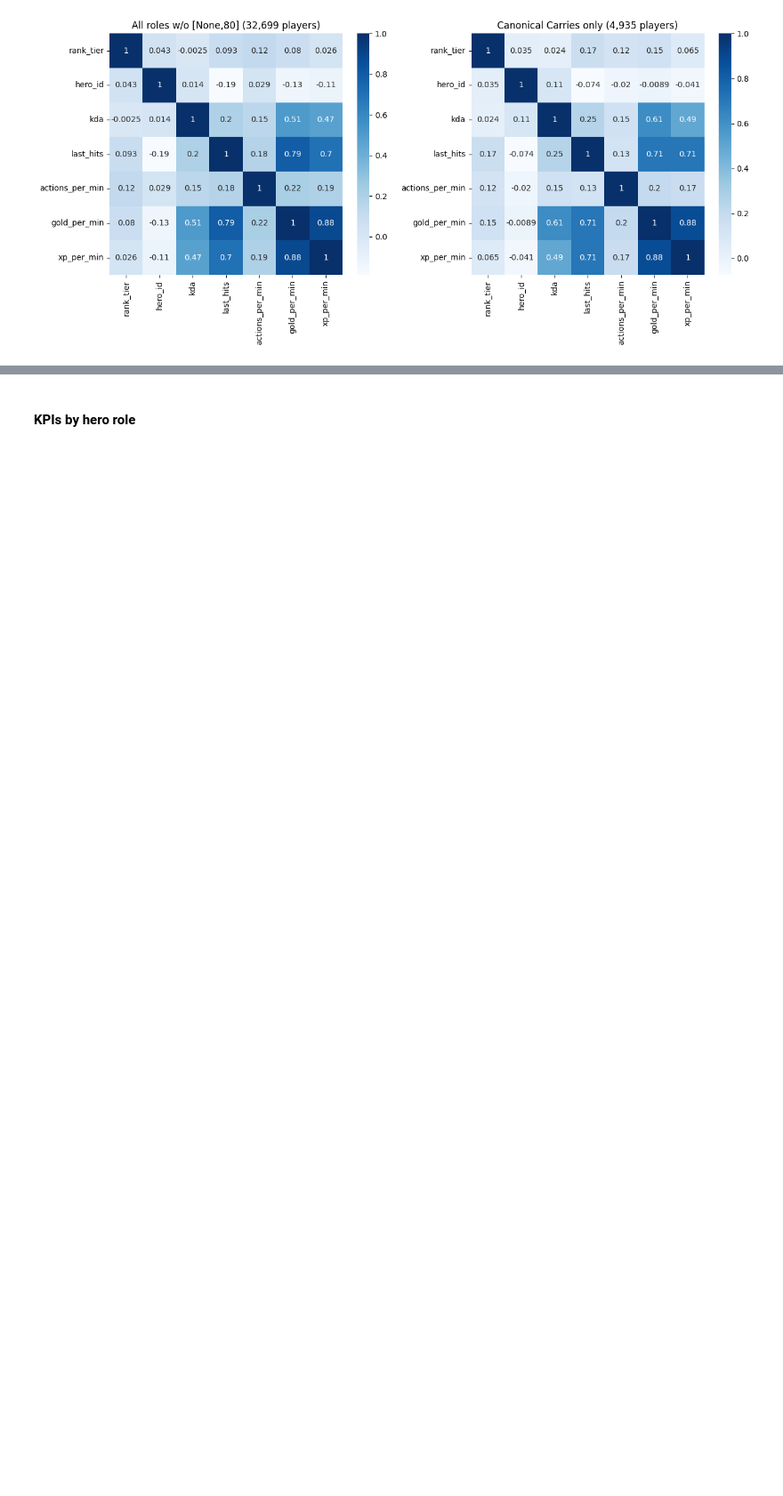
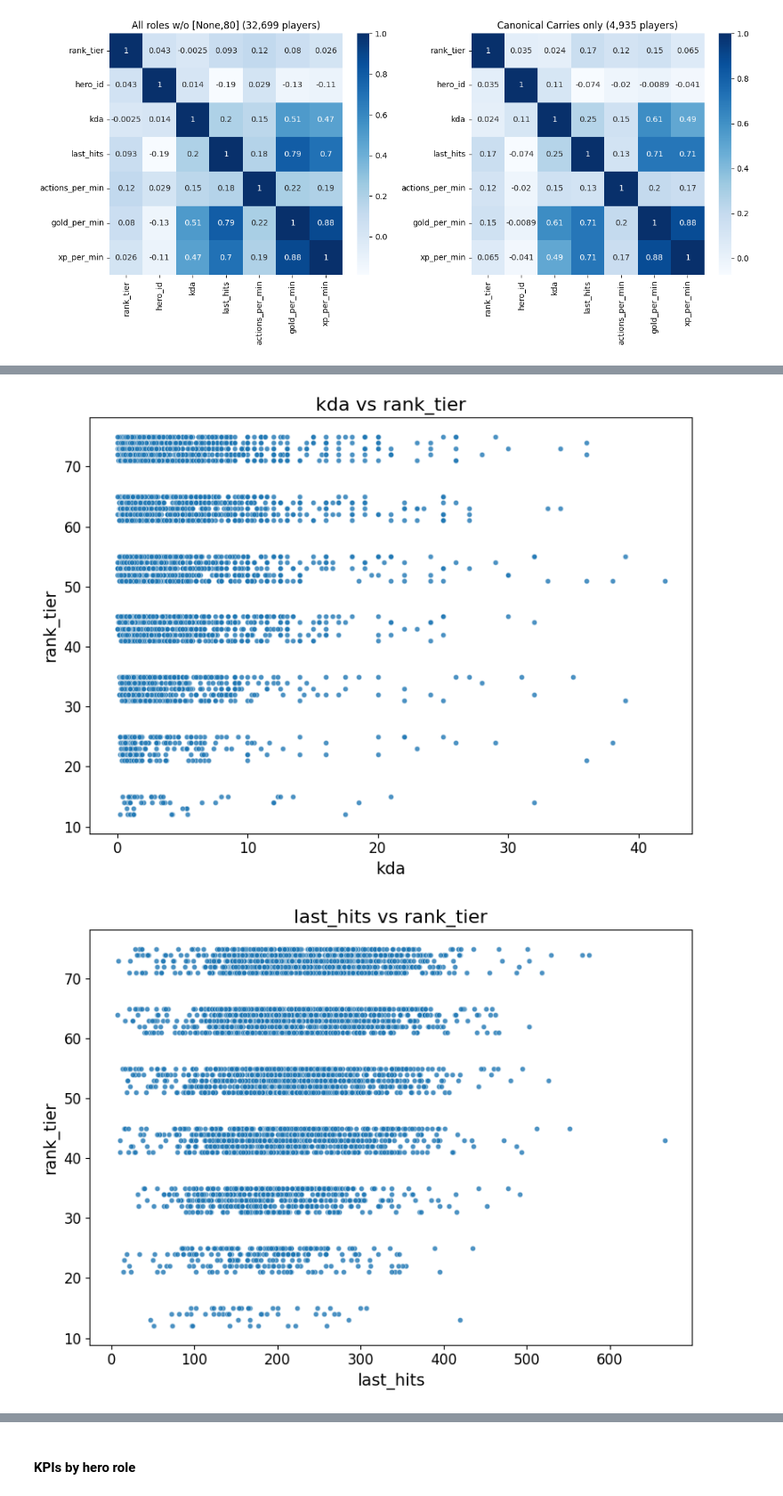
Before and after one commit to batukav/mmr-predictor, a Jupyter notebook: src/mongo_match_eda.ipynb, the cells around one changed output, grey strips where cells are left out. Shown at 89% size. Drawn from its saved outputs; the diff is of its cells as text; code cells hidden in the pictures; blank space fills up the shorter version.

```diff
--- a/src/mongo_match_eda.ipynb
+++ b/src/mongo_match_eda.ipynb
@@ -318,16 +342,13 @@ max     2014.000000   1930.000000
 # %% [markdown]
 #### Explorative PCA Analysis
 # %%
-print(df_all.head())
-print(df_all.shape)
-
 # normalize features because of different data scale
 # drop rank tier at it is our target variable
-df_all_norm_vals = StandardScaler().fit_transform(df_all.drop(columns="rank_tier"))
+df_all_norm_vals = StandardScaler().fit_transform(df_all.drop(columns=["rank_tier", "rank_group"]))
 print(f"normalized mean = {np.mean(df_all_norm_vals)}, std = {np.std(df_all_norm_vals)}")
 print()
 
-df_all_norm = pd.DataFrame(df_all_norm_vals, columns=df_all.columns[1:])
+df_all_norm = pd.DataFrame(df_all_norm_vals, columns=df_all.columns[1:-1])
 print(df_all_norm.head())
 print(df_all_norm.shape)
 # %% [output]
@@ -419,0 +536,24 @@ plt.show()
+# %%
+
+# Target variable (first column)
+target_var = df_cc.columns[0]
+predictor_vars = df_cc.columns[2:]  # Remaining columns as features
+
+# Generate a separate scatter plot for each feature
+for predictor in predictor_vars:
+    plt.figure(figsize=(8, 6))  # Create a new figure for each plot
+    sns.scatterplot(
+        x=df_cc[predictor],
+        y=df_cc[target_var],
+        s=20,
+        alpha=0.8
+    )
+    plt.title(f"{predictor} vs {target_var}", fontsize=16)
+    plt.xlabel(predictor, fontsize=14)
+    plt.ylabel(target_var, fontsize=14)
+    plt.tick_params(axis='both', which='major', labelsize=12)
+    plt.tight_layout()
+    plt.show()
+# %% [output]
+[figure, added]
+[figure, added]
```
Also changed, not shown: parts of 19 cells of this notebook, 1 other file.
